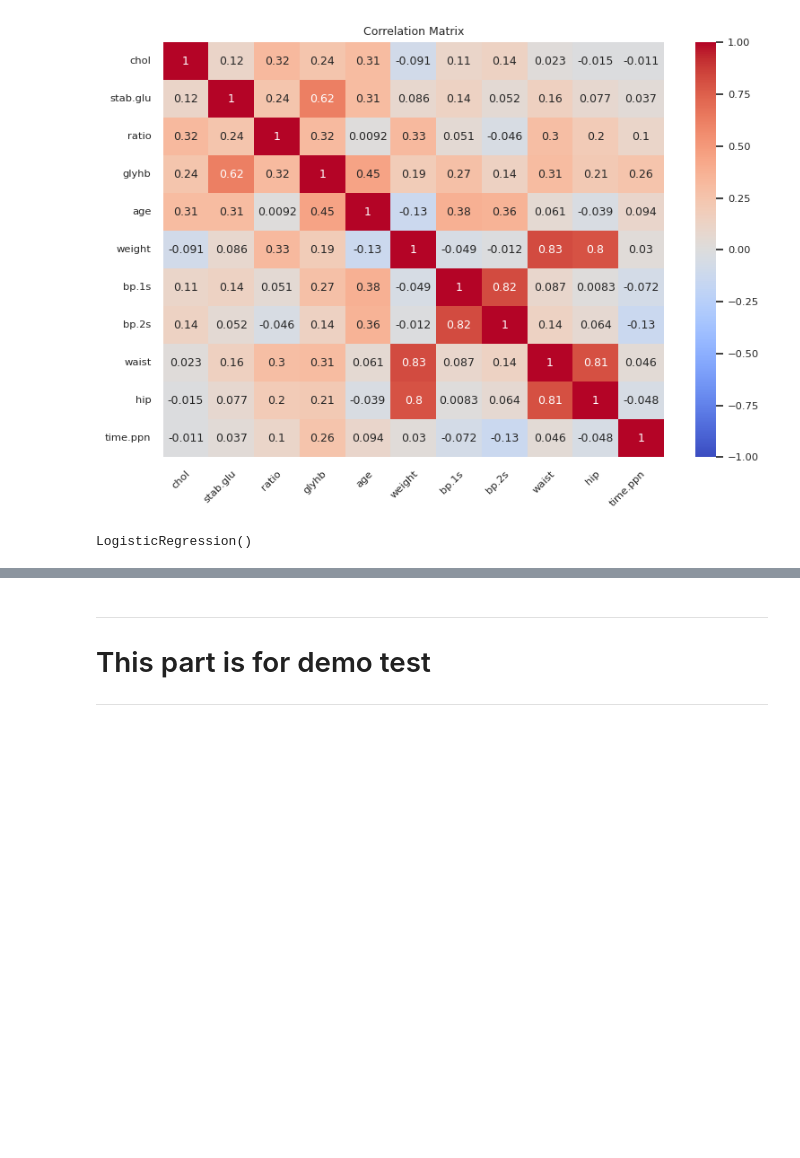
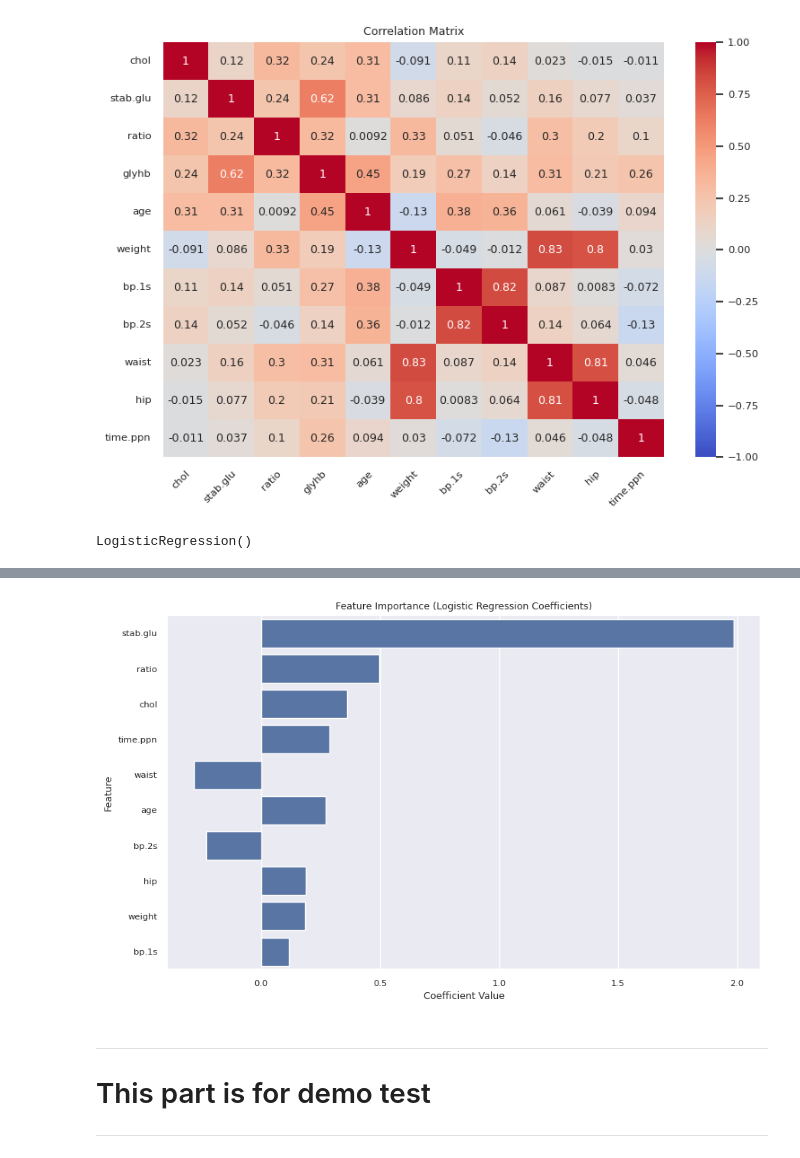
Before and after one commit to Thaer-F-Ali/Logistitc_Regression_Implimitation, a Jupyter notebook: logistic_regression_implimintaion.ipynb, the cells around one changed output, grey strips where cells are left out. Cells and saved outputs as stored; diff of their text form; code cells hidden in the pictures; blank space fills up the shorter version.

```diff
--- a/logistic_regression_implimintaion.ipynb
+++ b/logistic_regression_implimintaion.ipynb
@@ -379,8 +468,13 @@ plt.show()
 X = diat_data_corr.drop('glyhb', axis=1)
 y = diat_data_corr['glyhb']
 
+# Cleaning data
+X = X.dropna(how='any')
+y = y.dropna(how='any')
+
 # Convert target to binary (1 for diabetes, 0 for no diabetes)
-y_binary = (y > np.median(y)).astype(int)
+# Using a common clinical threshold for HbA1c: >= 6.5% for diabetes
+y_binary = (y >= 6.5).astype(int)
 
 # Spliting data
 X_train, X_test, y_train, y_test = train_test_split(X, y_binary, test_size= 0.3, random_state= 42)
@@ -435,3 +529,16 @@ Raw Model Output X_test:  [-1.05992616] [3.37408523] [-1.48783797]
+# %%
+feature_importance = pd.DataFrame({'feature': X.columns, 'coefficient': model.coef_[0]})
+feature_importance['abs_coefficient'] = abs(feature_importance['coefficient'])
+feature_importance = feature_importance.sort_values(by='abs_coefficient', ascending=False)
+
+plt.figure(figsize=(10, 6))
+sns.barplot(x='coefficient', y='feature', data=feature_importance)
+plt.title('Feature Importance (Logistic Regression Coefficients)')
+plt.xlabel('Coefficient Value')
+plt.ylabel('Feature')
+plt.show()
+# %% [output]
+[figure, added]
 # %% [markdown]
 
 
```
Also changed, not shown: parts of 18 cells of this notebook.
